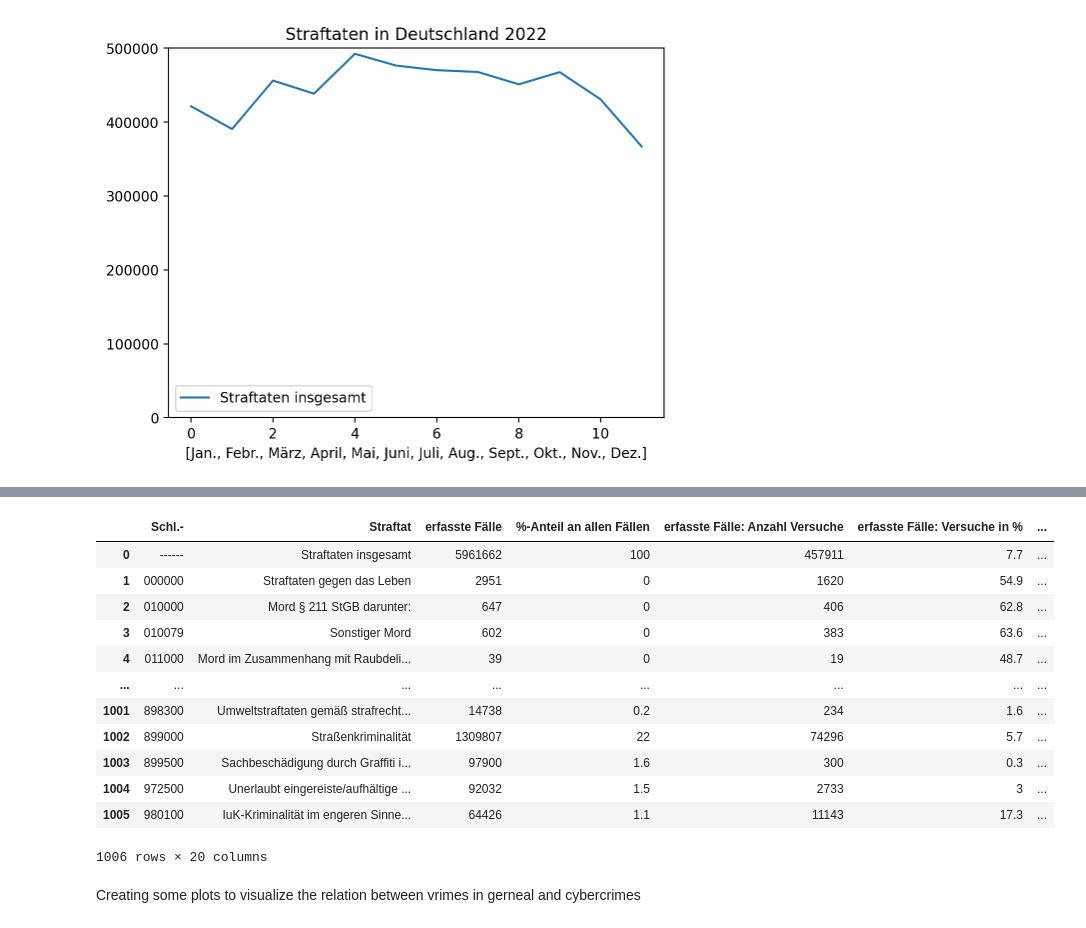
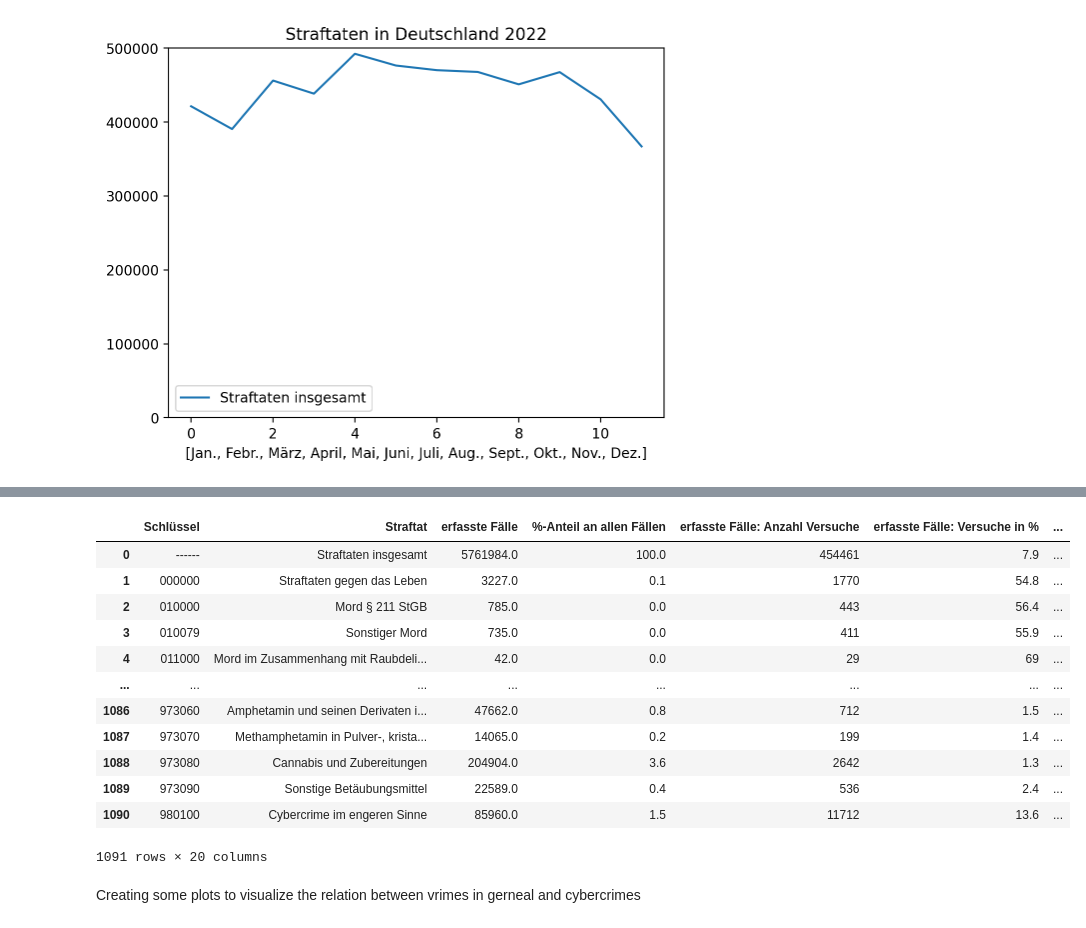
Before and after one commit to LukaslWeber/DataLit-Crime-Project, a Jupyter notebook: exploraton.ipynb, the cells around one changed output, grey strips where cells are left out. Saved outputs shown, nothing was run; the diff lists cells and outputs as text; code cells hidden in the pictures.

```diff
--- a/exploraton.ipynb
+++ b/exploraton.ipynb
@@ -212,42 +206,20 @@ df
-# %%
-df = pd.read_excel('Datasets/PKS/2013/tb01_FaelleGrundtabelle_excel.xls',skiprows=3)
-df = df.rename(columns={
-            'Schl.':'Schlüssel',
-            'Unnamed: 1':'Straftat',
-            'Unnamed: 2':'erfasste Fälle',
-            'Unnamed: 3':'%-Anteil an allen Fällen',
-            'Unnamed: 4':'erfasste Fälle: Anzahl Versuche',
-            'Unnamed: 5':'erfasste Fälle: Versuche in %',
-            'Tatortverteilung':'Tatortverteilung: bis unter 20.000 Einwohner',
-            'Unnamed: 7':'Tatortverteilung: 20.000 bis unter 100.000',
-            'Unnamed: 8':'Tatortverteilung: 100.000 bis unter 500.000',
-            'Unnamed: 9':'Tatortveteilung: 500.000 und mehr',
-            'Unnamed: 10':'Tatortverteilung: unbekannt',
-            'mit Schusswaffe':'mit Schusswaffe: gedroht',
-            'Unnamed: 12':'mit Schusswaffe: geschossen',
-            'Aufklärung':'Aufklärung: Anzahl Fälle',
-            'Unnamed: 14':'Aufklärung: in % (AQ)',
-            'Gesamtzahl':'Tatverdächtige: insgesamt',
-            'von Spalte 16':'Tatverdächtige: männlich',
-            'Unnamed: 17':'Tatverdächtige: weiblich',
-            'Unnamed: 18':'Nichtdeutsche Tatverdächtige: Anzahl',
-            'Unnamed: 19':'Nichtdeutsche Tatverdächtige: Anteil an TV insg. in %'})
-df = df.drop(range(4)).reset_index(drop=True)
-df
-# %% [output]
-|  | Schl.- | Straftat | erfasste Fälle | %-Anteil an allen Fällen | erfasste Fälle: Anzahl Versuche | erfasste Fälle: Versuche in % | ... |
-| 0 | ------ | Straftaten insgesamt | 5961662 | 100 | 457911 | 7.7 | ... |
-| 1 | 000000 | Straftaten gegen das Leben | 2951 | 0 | 1620 | 54.9 | ... |
-| 2 | 010000 | Mord § 211 StGB darunter: | 647 | 0 | 406 | 62.8 | ... |
-| 3 | 010079 | Sonstiger Mord | 602 | 0 | 383 | 63.6 | ... |
-| 4 | 011000 | Mord im Zusammenhang mit Raubdeli... | 39 | 0 | 19 | 48.7 | ... |
-| ... | ... | ... | ... | ... | ... | ... | ... |
-| 1001 | 898300 | Umweltstraftaten gemäß strafrecht... | 14738 | 0.2 | 234 | 1.6 | ... |
-| 1002 | 899000 | Straßenkriminalität | 1309807 | 22 | 74296 | 5.7 | ... |
-| 1003 | 899500 | Sachbeschädigung durch Graffiti i... | 97900 | 1.6 | 300 | 0.3 | ... |
-| 1004 | 972500 | Unerlaubt eingereiste/aufhältige ... | 92032 | 1.5 | 2733 | 3 | ... |
-| 1005 | 980100 | IuK-Kriminalität im engeren Sinne... | 64426 | 1.1 | 11143 | 17.3 | ... |
-1006 rows × 20 columns
+# %%
+db = DataLoader()
+db[2017]['BU-F-01']
+# %% [output]
+|  | Schlüssel | Straftat | erfasste Fälle | %-Anteil an allen Fällen | erfasste Fälle: Anzahl Versuche | erfasste Fälle: Versuche in % | ... |
+| 0 | ------ | Straftaten insgesamt | 5761984.0 | 100.0 | 454461 | 7.9 | ... |
+| 1 | 000000 | Straftaten gegen das Leben | 3227.0 | 0.1 | 1770 | 54.8 | ... |
+| 2 | 010000 | Mord § 211 StGB | 785.0 | 0.0 | 443 | 56.4 | ... |
+| 3 | 010079 | Sonstiger Mord | 735.0 | 0.0 | 411 | 55.9 | ... |
+| 4 | 011000 | Mord im Zusammenhang mit Raubdeli... | 42.0 | 0.0 | 29 | 69 | ... |
+| ... | ... | ... | ... | ... | ... | ... | ... |
+| 1086 | 973060 | Amphetamin und seinen Derivaten i... | 47662.0 | 0.8 | 712 | 1.5 | ... |
+| 1087 | 973070 | Methamphetamin in Pulver-, krista... | 14065.0 | 0.2 | 199 | 1.4 | ... |
+| 1088 | 973080 | Cannabis und Zubereitungen | 204904.0 | 3.6 | 2642 | 1.3 | ... |
+| 1089 | 973090 | Sonstige Betäubungsmittel | 22589.0 | 0.4 | 536 | 2.4 | ... |
+| 1090 | 980100 | Cybercrime im engeren Sinne | 85960.0 | 1.5 | 11712 | 13.6 | ... |
+1091 rows × 20 columns
 # %%
 data = DataLoader('Datasets/PKS/')
 data[2021]['BU-F-08'] # error for 2022 due to different file structure
```
Also changed, not shown: parts of 1 cell of this notebook.
